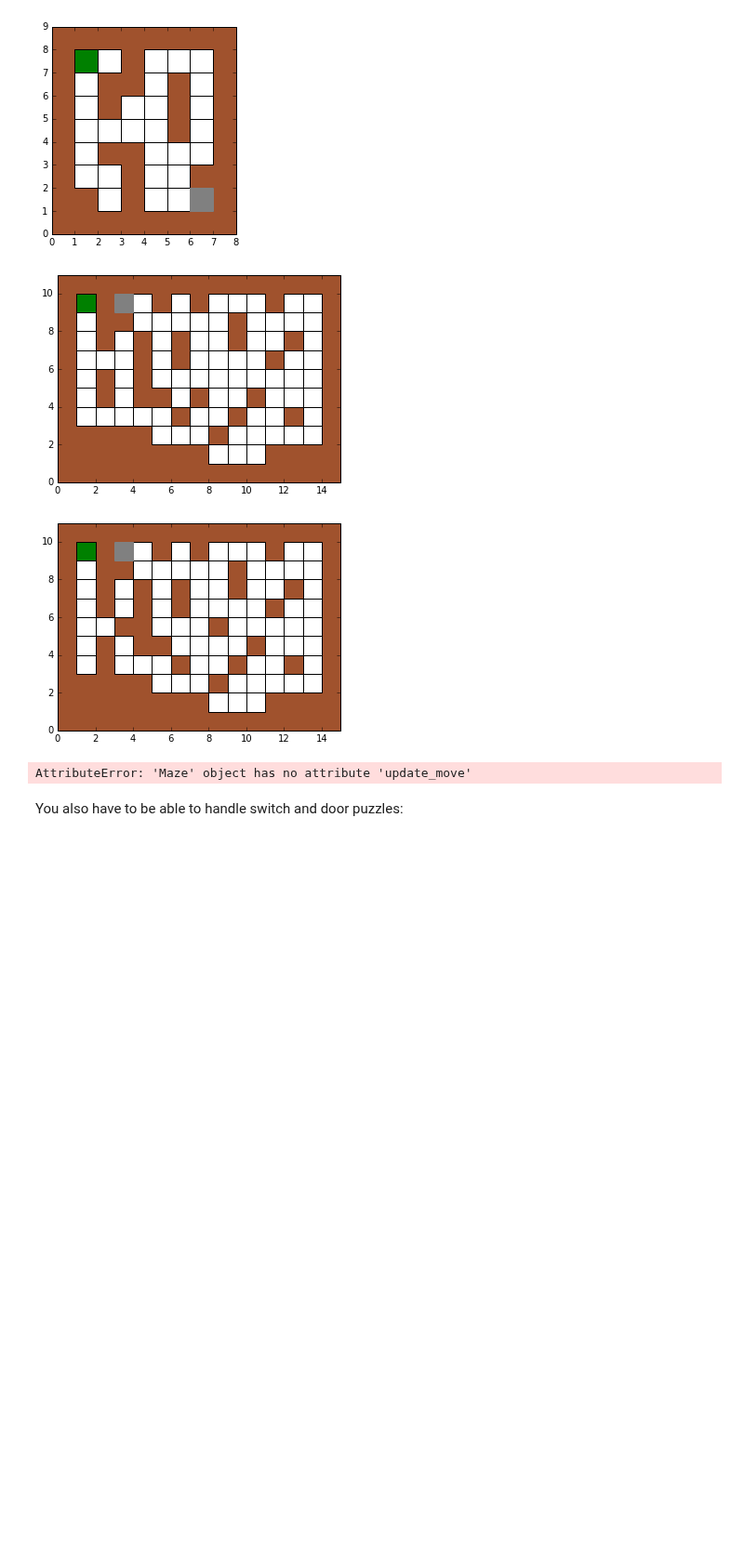
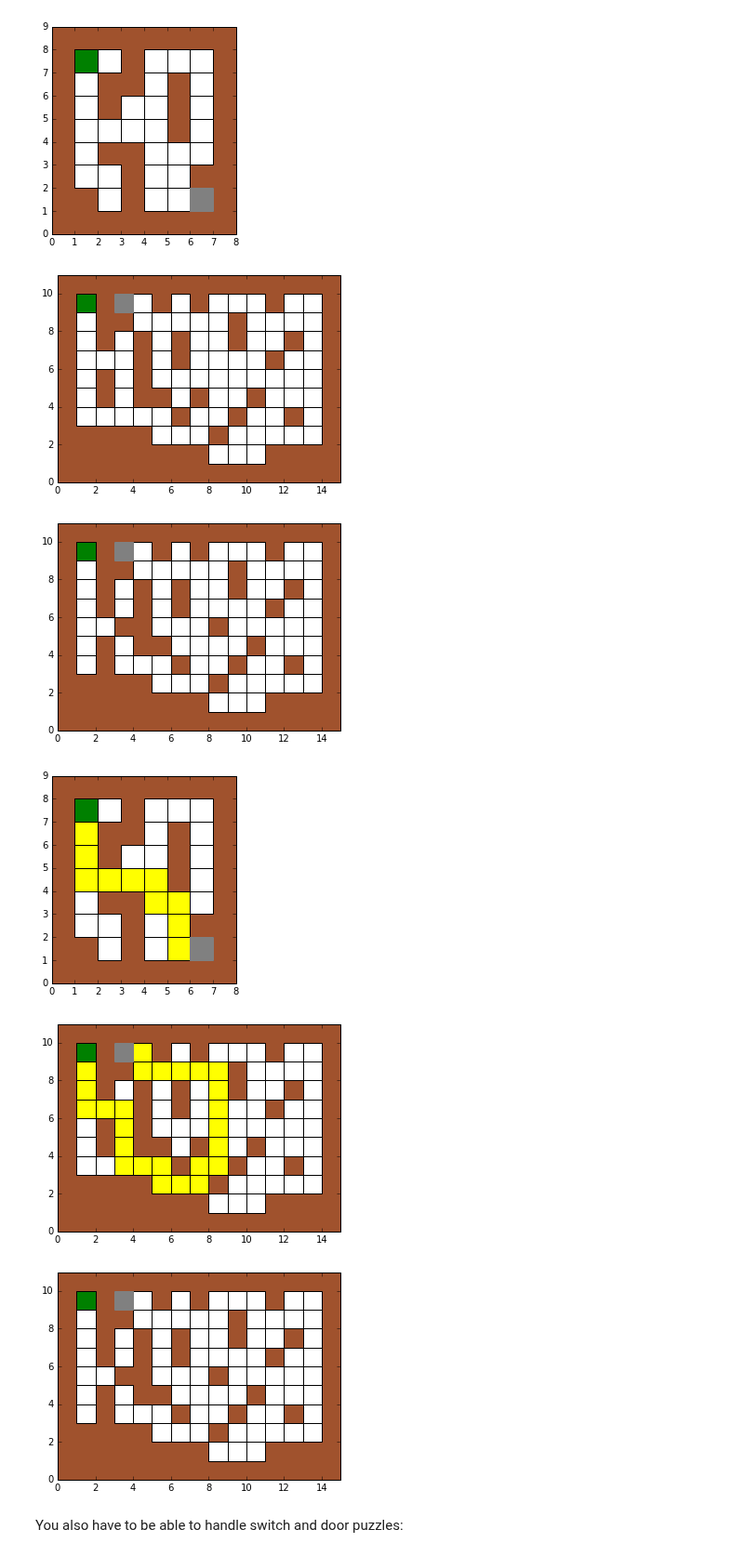
Before and after one commit to JoeOsborn/spcs-ai, a Jupyter notebook: projects/3-mazes/Kwan.ipynb, the cells around one changed output. Shown at 93% size. Cells and saved outputs as stored; diff of their text form; code cells hidden in the pictures; blank space fills up the shorter version.

Commit message:
Now shows path of the maze for switches

```diff
--- a/projects/3-mazes/Kwan.ipynb
+++ b/projects/3-mazes/Kwan.ipynb
@@ -154,9 +154,9 @@ class Maze:
         )
         plt.show(fig1)
 
-        def update_move(self,path):
-            for pos in path:
-                self.grid[pos[1][pos[0]]] = "g"
+    def update_move(self,path):
+        for pos in path:
+            self.grid[pos[1]][pos[0]] = "g"
 
 sample=Maze([
         "##X#",
@@ -228,6 +228,7 @@ def heuristic(maze):
                     frontier.put((priority, successor, new_path))
                     mazes_used[successor] = current # current is the predecessor of successor
         else: # if reached exit
+            current[2].pop()
             return current[2]
     return []
 # %%
@@ -286,17 +287,19 @@ mazeUnsolvable1().draw()
 # %%
 m1 = maze1()
 m1.update_move(heuristic(m1))
 m1.draw()
 
 m2 = maze2()
 m2.update_move(heuristic(m2))
 m2.draw()
 
-m3 = maze3()
-m3.update_move(heuristic(m3))
-m3.draw()
+mu1 = mazeUnsolvable1()
+mu1.update_move(heuristic(mu1))
+mu1.draw()
 # %% [output]
-AttributeError: 'Maze' object has no attribute 'update_move'
+[figure, added]
+[figure, added]
+[figure, added]
 # %% [markdown]
 You also have to be able to handle switch and door puzzles:
 # %%
```
Also changed, not shown: parts of 3 cells of this notebook.
